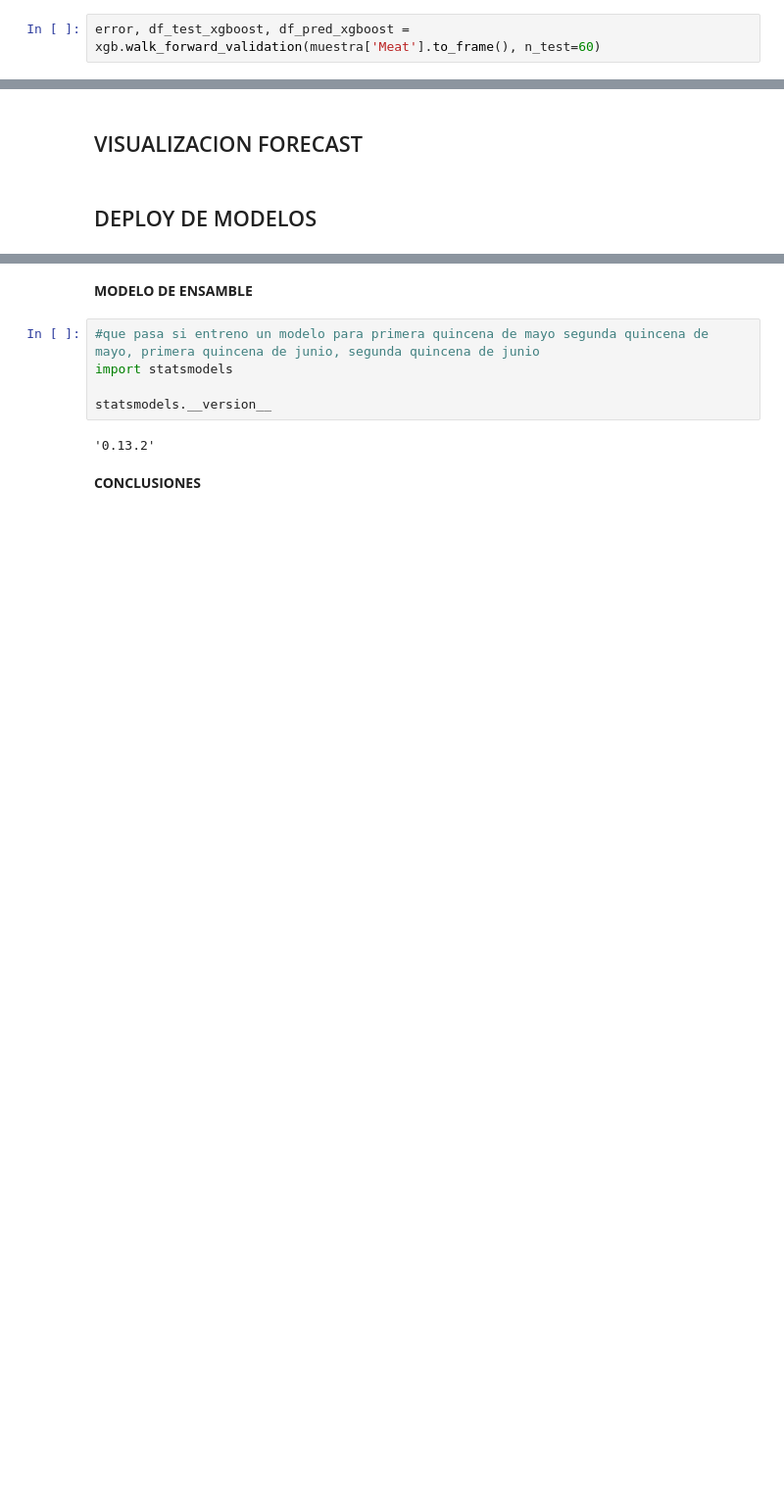
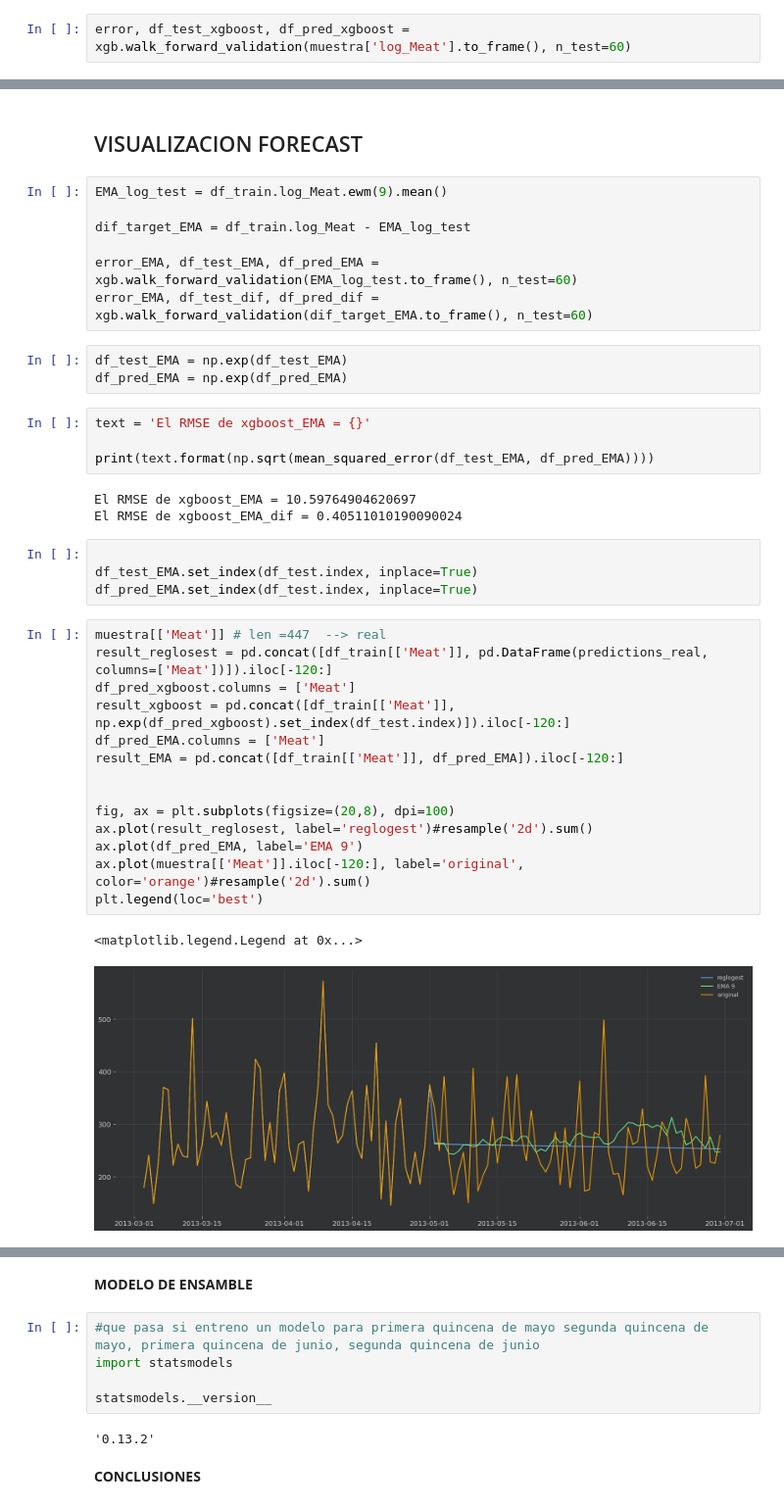
Before and after one commit to AgustinSt1990/tp_final, a Jupyter notebook: TP_FINAL_Machine_Learning.ipynb, the cells around one changed output, grey strips where cells are left out. Shown at 98% size. Cells and saved outputs as stored; diff of their text form; blank space fills up the shorter version.

```diff
--- a/TP_FINAL_Machine_Learning.ipynb
+++ b/TP_FINAL_Machine_Learning.ipynb
@@ -253,7 +286,7 @@ Name: Meat, dtype: float64
 # %% [markdown]
 **MODELO XGBOOST**
 # %%
-error, df_test_xgboost, df_pred_xgboost = xgb.walk_forward_validation(muestra['Meat'].to_frame(), n_test=60)
+error, df_test_xgboost, df_pred_xgboost = xgb.walk_forward_validation(muestra['log_Meat'].to_frame(), n_test=60)
 # %%
 line = 'xgboost RMSE prediction = {}'
 print (line.format(np.sqrt(error)))
@@ -276,4 +331,40 @@ xgboost RMSE prediction 166.998255679513
 # %% [markdown]
 ## VISUALIZACION FORECAST
-# %% [markdown]
-## DEPLOY DE MODELOS
+# %%
+EMA_log_test = df_train.log_Meat.ewm(9).mean()
+
+dif_target_EMA = df_train.log_Meat - EMA_log_test
+
+error_EMA, df_test_EMA, df_pred_EMA = xgb.walk_forward_validation(EMA_log_test.to_frame(), n_test=60)
+error_EMA, df_test_dif, df_pred_dif = xgb.walk_forward_validation(dif_target_EMA.to_frame(), n_test=60)
+# %%
+df_test_EMA = np.exp(df_test_EMA)
+df_pred_EMA = np.exp(df_pred_EMA)
+# %%
+text = 'El RMSE de xgboost_EMA = {}'
+
+print(text.format(np.sqrt(mean_squared_error(df_test_EMA, df_pred_EMA))))
+# %% [output]
+El RMSE de xgboost_EMA = 10.59764904620697
+El RMSE de xgboost_EMA_dif = 0.40511010190090024
+# %%
+
+df_test_EMA.set_index(df_test.index, inplace=True)
+df_pred_EMA.set_index(df_test.index, inplace=True)
+# %%
+muestra[['Meat']] # len =447  --> real
+result_reglosest = pd.concat([df_train[['Meat']], pd.DataFrame(predictions_real, columns=['Meat'])]).iloc[-120:]
+df_pred_xgboost.columns = ['Meat']
+result_xgboost = pd.concat([df_train[['Meat']], np.exp(df_pred_xgboost).set_index(df_test.index)]).iloc[-120:]
+df_pred_EMA.columns = ['Meat']
+result_EMA = pd.concat([df_train[['Meat']], df_pred_EMA]).iloc[-120:]
+
+
+fig, ax = plt.subplots(figsize=(20,8), dpi=100)
+ax.plot(result_reglosest, label='reglogest')#resample('2d').sum()
+ax.plot(df_pred_EMA, label='EMA 9')
+ax.plot(muestra[['Meat']].iloc[-120:], label='original', color='orange')#resample('2d').sum()
+plt.legend(loc='best')
+# %% [output]
+<matplotlib.legend.Legend at 0x...>
+[figure, added]
```
Also changed, not shown: parts of 24 cells of this notebook, 3 other files.
